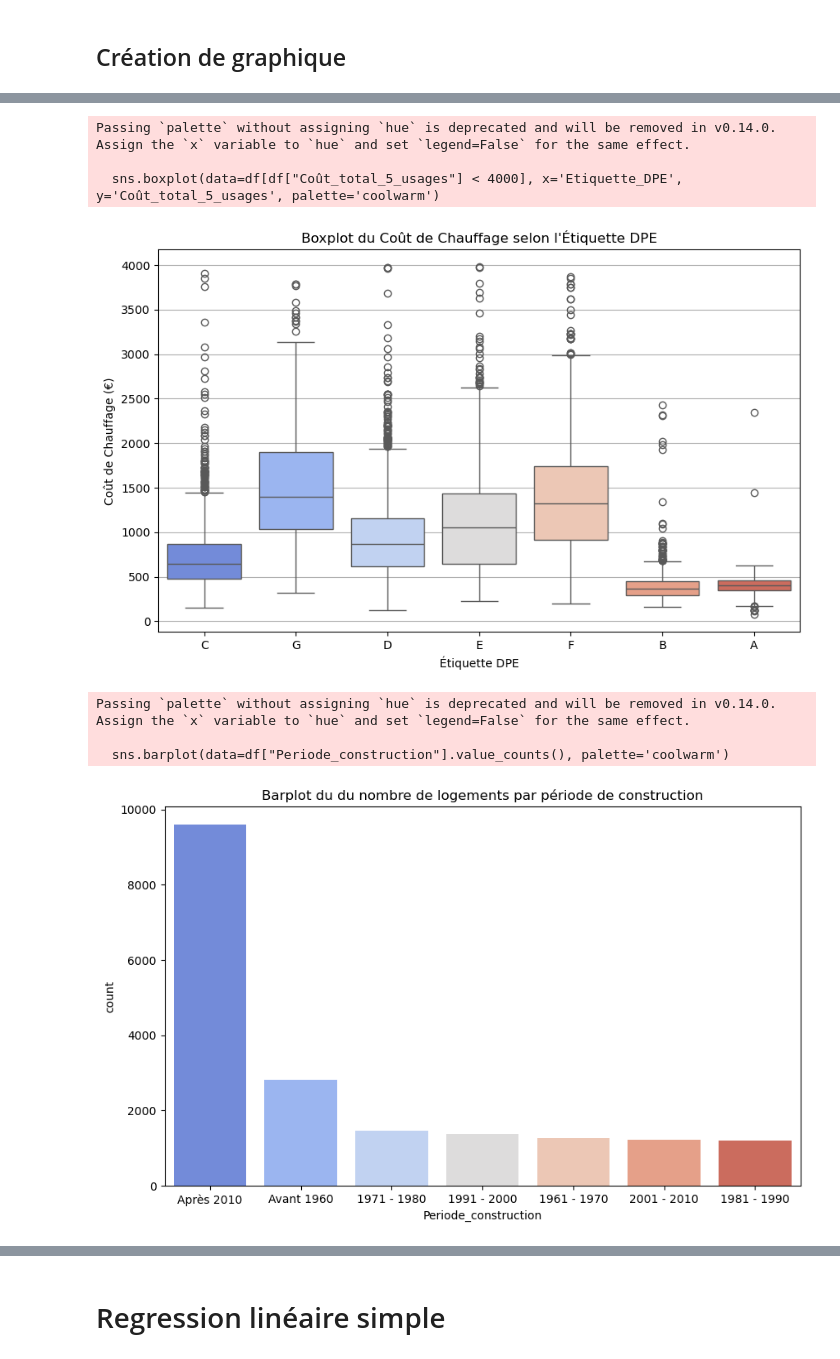
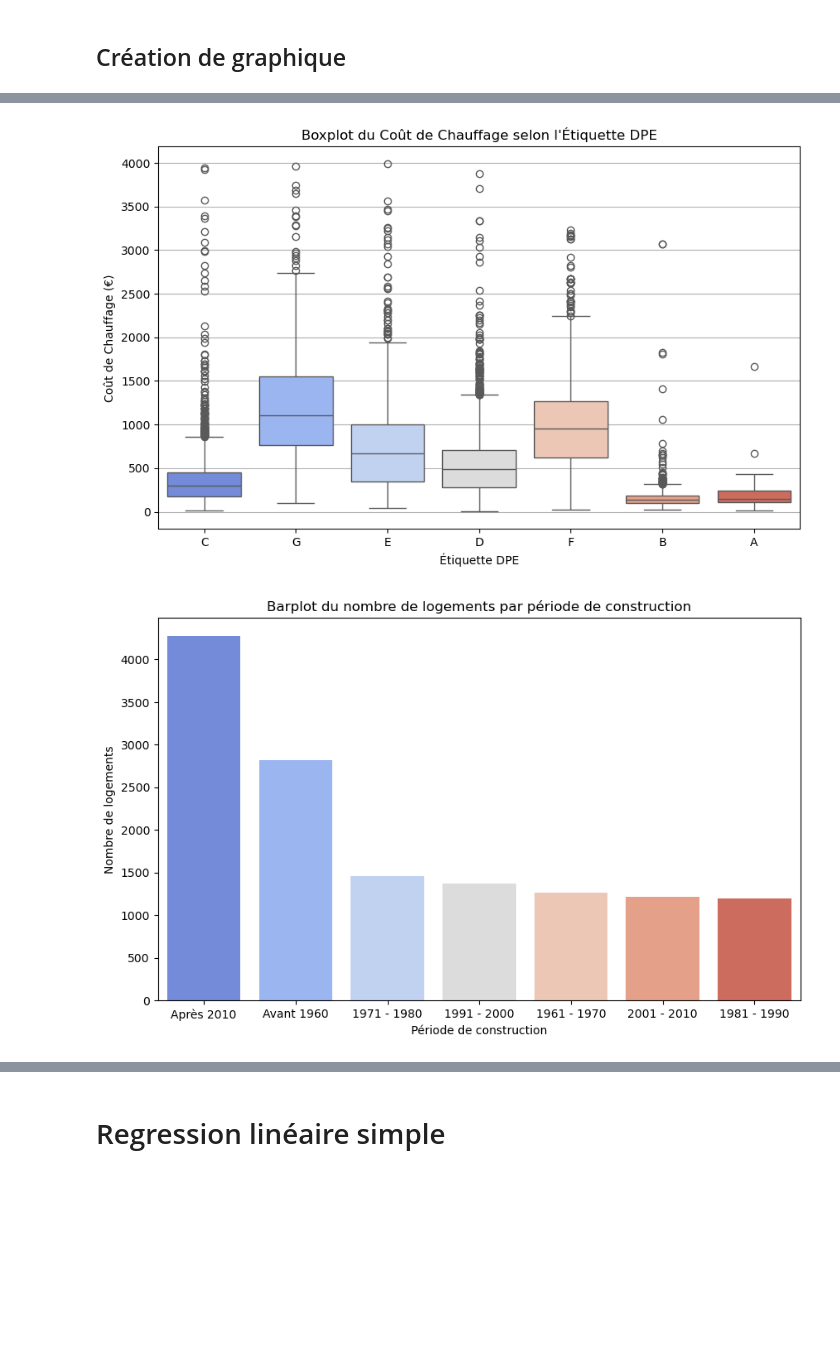
Before and after one commit to 4xel-C/SISE_TDs, a Jupyter notebook: Python - Machine Learning/sessio_1 python API/1_Python.ipynb, the cells around one changed output, grey strips where cells are left out. Cells and saved outputs as stored; diff of their text form; code cells hidden in the pictures; blank space fills up the shorter version.

```diff
--- a/Python - Machine Learning/sessio_1 python API/1_Python.ipynb
+++ b/Python - Machine Learning/sessio_1 python API/1_Python.ipynb
@@ -30,6 +32,12 @@ df_neufs["Année_construction"] = date.today().year
 # %%
 # fusionner les deux dataframes (utilisation de inner pour éliminer les colonnes qui ne sont pas communes).
 df = pd.concat([df_exist, df_neufs], join="inner")
+
+# Défragmenter le dataframe.
+df = df.copy()
+
+# Réinitialiser les index.
+df.reset_index(inplace=True)
 # %%
 # Création de la colonne avec l'année de  Date_réception_DPE
 df["Année réception"] = df["Date_réception_DPE"]
@@ -403,25 +445,28 @@ df["Coût_total_5_usages"].plot(kind="box")
 # %%
 # Construire un boxplot avec le coût du chauffage selon le type d'étiquette DPE
 plt.figure(figsize=(10, 6))
-sns.boxplot(data=df[df["Coût_total_5_usages"] < 4000], x='Etiquette_DPE', y='Coût_total_5_usages', palette='coolwarm')
+sns.boxplot(data=df[df["Coût_chauffage"] < 4000], x='Etiquette_DPE', y='Coût_chauffage', hue='Etiquette_DPE', palette='coolwarm')
 plt.title("Boxplot du Coût de Chauffage selon l'Étiquette DPE")
 plt.xlabel("Étiquette DPE")
 plt.ylabel("Coût de Chauffage (€)")
 plt.grid(True, axis='y')
 plt.show()
 # %% [output]
-Passing `palette` without assigning `hue` is deprecated and will be removed in v0.14.0. Assign the `x` variable to `hue` and set `legend=False` for the same effect.
-
-  sns.boxplot(data=df[df["Coût_total_5_usages"] < 4000], x='Etiquette_DPE', y='Coût_total_5_usages', palette='coolwarm')
-[figure, old version]
+[figure, new version]
 # %%
-# Construire un boxplot avec le coût du chauffage selon le type d'étiquette DPE
+# Construire un diagramme en barre du nombre de logements par période de construction
+periode_freq = df["Periode_construction"].value_counts()
+
 plt.figure(figsize=(10, 6))
-sns.barplot(data=df["Periode_construction"].value_counts(), palette='coolwarm')
-plt.title("Barplot du du nombre de logements par période de construction")
+sns.barplot(
+    x=periode_freq.index,
+    y=periode_freq.values,
+    hue=periode_freq.index,
+    palette="coolwarm"
+)
+plt.title("Barplot du nombre de logements par période de construction")
+plt.xlabel("Période de construction")
+plt.ylabel("Nombre de logements")
 plt.show()
 # %% [output]
-Passing `palette` without assigning `hue` is deprecated and will be removed in v0.14.0. Assign the `x` variable to `hue` and set `legend=False` for the same effect.
-
-  sns.barplot(data=df["Periode_construction"].value_counts(), palette='coolwarm')
-[figure, old version]
+[figure, new version]
```
Also changed, not shown: parts of 46 cells of this notebook, 2 other files.
